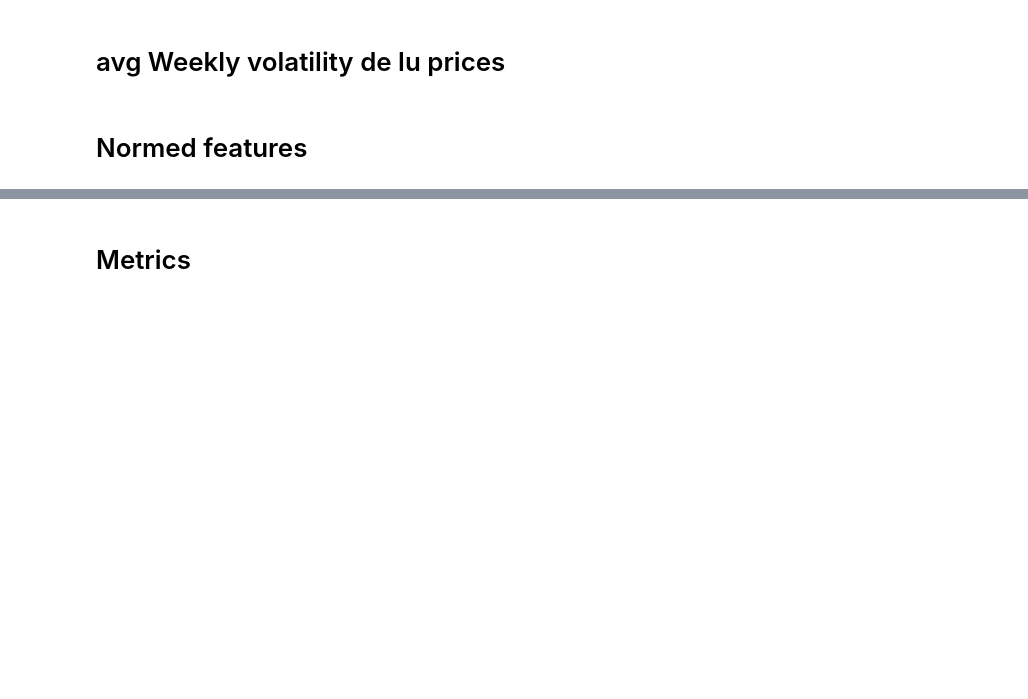
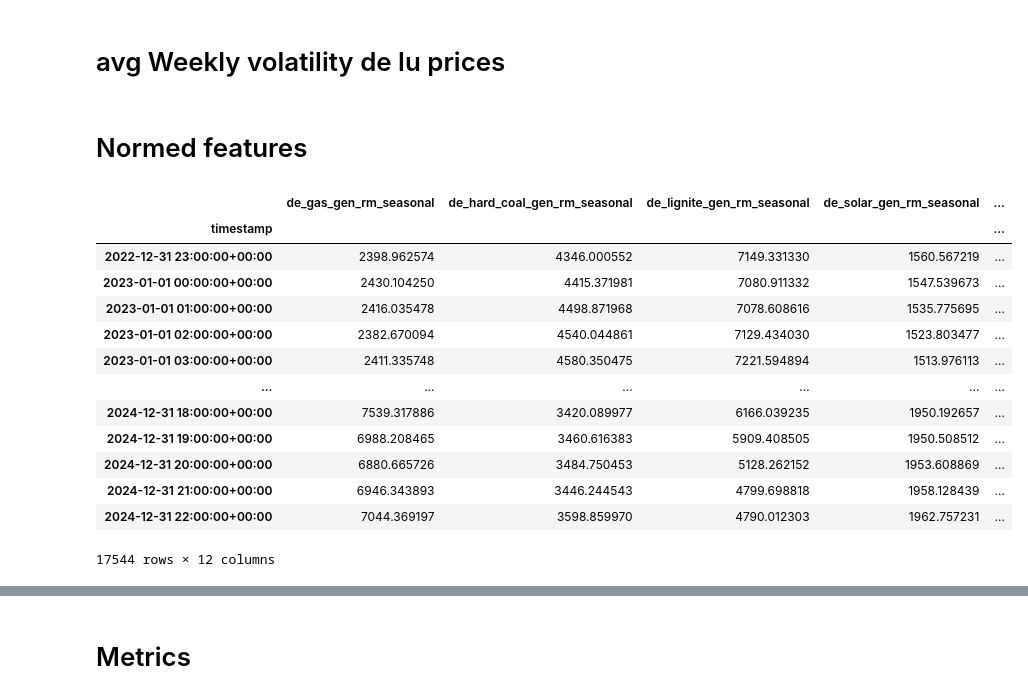
Before and after one commit to valentin-17/epf, a Jupyter notebook: notebooks/other_data_viz.ipynb, the cells around one changed output, grey strips where cells are left out. Saved outputs shown, nothing was run; the diff lists cells and outputs as text; code cells hidden in the pictures; blank space fills up the shorter version.

```diff
--- a/notebooks/other_data_viz.ipynb
+++ b/notebooks/other_data_viz.ipynb
@@ -76,6 +76,23 @@ plt.legend(loc='upper left')
 # %%
 path = PROCESSED_DATA_DIR / "features.csv"
 df = pd.read_csv(path, index_col=0, parse_dates=True)
+# %%
+df_std
+# %% [output]
+|  | de_gas_gen_rm_seasonal | de_hard_coal_gen_rm_seasonal | de_lignite_gen_rm_seasonal | de_solar_gen_rm_seasonal | ... |
+| timestamp |  |  |  |  | ... |
+| 2022-12-31 23:00:00+00:00 | 2398.962574 | 4346.000552 | 7149.331330 | 1560.567219 | ... |
+| 2023-01-01 00:00:00+00:00 | 2430.104250 | 4415.371981 | 7080.911332 | 1547.539673 | ... |
+| 2023-01-01 01:00:00+00:00 | 2416.035478 | 4498.871968 | 7078.608616 | 1535.775695 | ... |
+| 2023-01-01 02:00:00+00:00 | 2382.670094 | 4540.044861 | 7129.434030 | 1523.803477 | ... |
+| 2023-01-01 03:00:00+00:00 | 2411.335748 | 4580.350475 | 7221.594894 | 1513.976113 | ... |
+| ... | ... | ... | ... | ... | ... |
+| 2024-12-31 18:00:00+00:00 | 7539.317886 | 3420.089977 | 6166.039235 | 1950.192657 | ... |
+| 2024-12-31 19:00:00+00:00 | 6988.208465 | 3460.616383 | 5909.408505 | 1950.508512 | ... |
+| 2024-12-31 20:00:00+00:00 | 6880.665726 | 3484.750453 | 5128.262152 | 1953.608869 | ... |
+| 2024-12-31 21:00:00+00:00 | 6946.343893 | 3446.244543 | 4799.698818 | 1958.128439 | ... |
+| 2024-12-31 22:00:00+00:00 | 7044.369197 | 3598.859970 | 4790.012303 | 1962.757231 | ... |
+17544 rows × 12 columns
 # %%
 import pickle as pkl
 import pandas as pd
```
Also changed, not shown: parts of 2 cells of this notebook, 8 other files.
